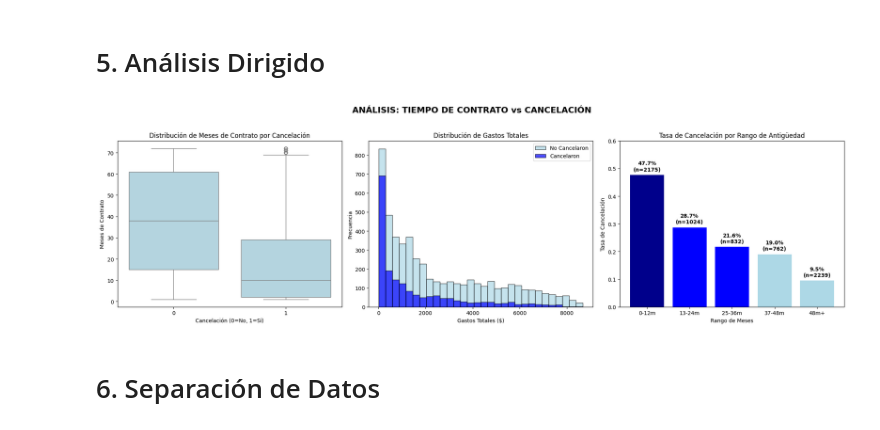
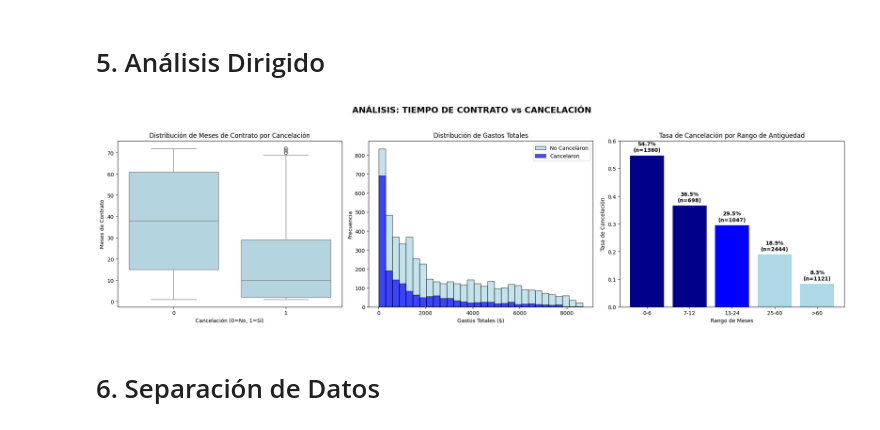
Before and after one commit to Monica-Restrepo/Desafio_3_TelecomX2, a Jupyter notebook: Desafio_3_TelecomX2.ipynb, the cells around one changed output. Drawn from its saved outputs; the diff is of its cells as text; code cells hidden in the pictures.

```diff
--- a/Desafio_3_TelecomX2.ipynb
+++ b/Desafio_3_TelecomX2.ipynb
@@ -215,34 +215,42 @@ axes[0].set_title('Distribución de Meses de Contrato por Cancelación')
 axes[0].set_xlabel('Cancelación (0=No, 1=Sí)')
 axes[0].set_ylabel('Meses de Contrato')
 
 # 2. Histograma por cancelación
 for cancel, label, color in [(0, 'No Cancelaron', 'lightblue'), (1, 'Cancelaron', 'blue')]:
     data_subset = df[df['cancelo'] == cancel]['gastos_totales']
     axes[1].hist(data_subset, bins=30, alpha=0.7, label=label, color=color, edgecolor='black')
 
 axes[1].set_title('Distribución de Gastos Totales')
 axes[1].set_xlabel('Gastos Totales ($)')
 axes[1].set_ylabel('Frecuencia')
 axes[1].legend()
 
 # 3. Gráfico de barras - Tasa de churn por rango
+# Calculate churn_by_range
+bins = [0, 6, 12, 24, 60, df['meses_de_contrato'].max()]
+labels = ['0-6', '7-12', '13-24', '25-60', '>60']
+df['Rango_Meses'] = pd.cut(df['meses_de_contrato'], bins=bins, labels=labels, right=False, include_lowest=True)
+churn_by_range = df.groupby('Rango_Meses')['cancelo'].agg(['mean', 'count']).reset_index()
+churn_by_range.columns = ['Rango_Meses', 'Tasa_Churn', 'Total_Clientes']
+
+
 bars = axes[2].bar(churn_by_range['Rango_Meses'], churn_by_range['Tasa_Churn'],
                    color=['darkblue' if x > 0.3 else 'blue' if x > 0.2 else 'lightblue'
                           for x in churn_by_range['Tasa_Churn']])
 axes[2].set_title('Tasa de Cancelación por Rango de Antigüedad')
 axes[2].set_xlabel('Rango de Meses')
 axes[2].set_ylabel('Tasa de Cancelación')
 axes[2].set_ylim(0, 0.6)
 
 # Etiquetas encima de las barras
 for i, (bar, rate, total) in enumerate(zip(bars, churn_by_range['Tasa_Churn'], churn_by_range['Total_Clientes'])):
     axes[2].text(bar.get_x() + bar.get_width()/2, bar.get_height() + 0.01,
                  f'{rate:.1%}\n(n={total})', ha='center', va='bottom', fontweight='bold')
 
 plt.tight_layout(rect=[0, 0, 1, 0.95])
 plt.show()
 # %% [output]
-[figure, old version]
+[figure, new version]
 # %% [markdown]
 # 6. Separación de Datos
 # %%
```
Also changed, not shown: parts of 5 cells of this notebook.
